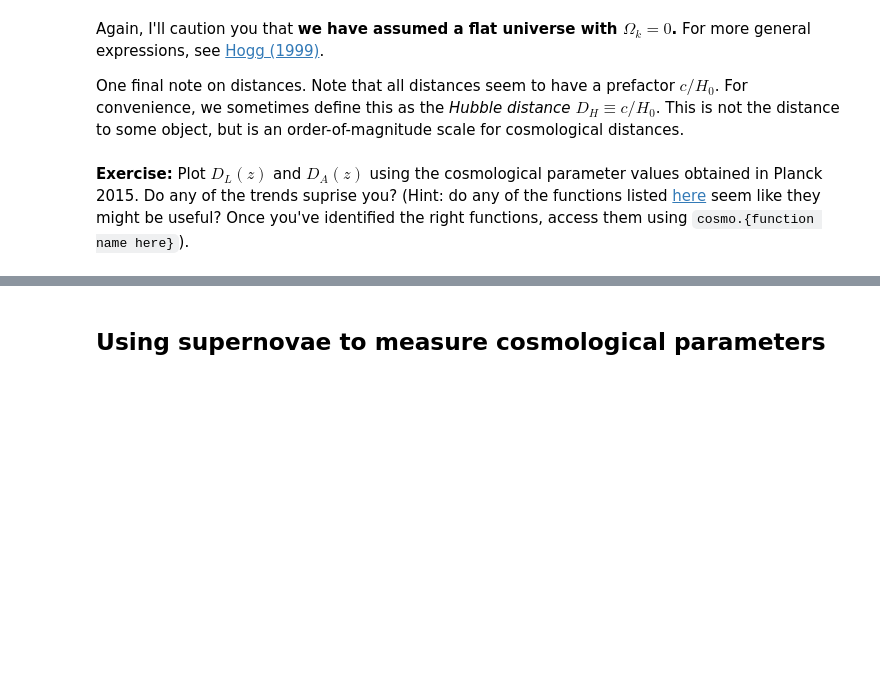
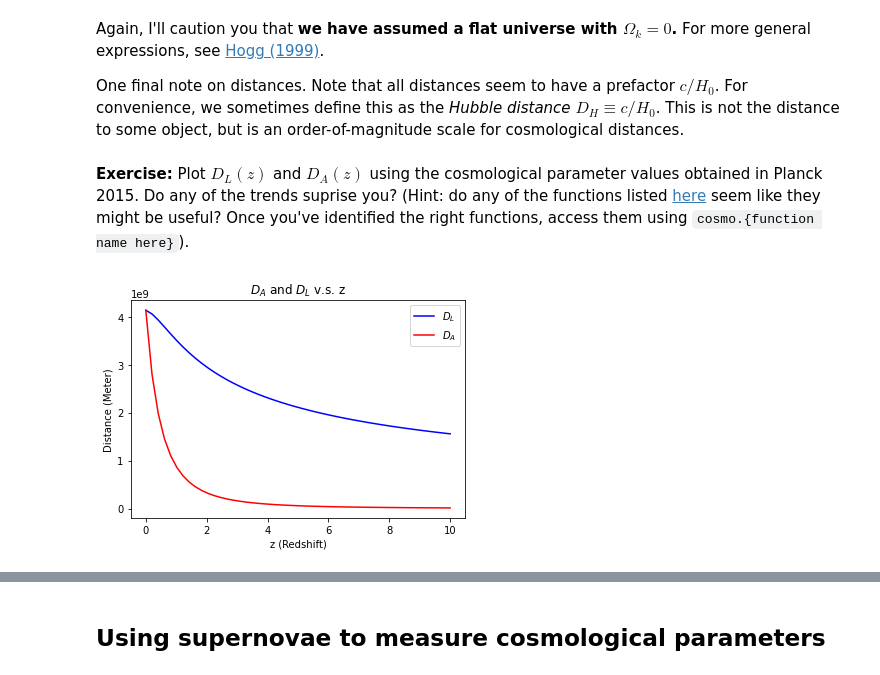
Before and after one commit to JuanDuranMcgill/PHYS321CodingLabs, a Jupyter notebook: CodingLab02/CodingLab02_CosmologicalDistance.ipynb, the cells around one changed output, grey strips where cells are left out. Cells and saved outputs as stored; diff of their text form; code cells hidden in the pictures; blank space fills up the shorter version.

```diff
--- a/CodingLab02/CodingLab02_CosmologicalDistance.ipynb
+++ b/CodingLab02/CodingLab02_CosmologicalDistance.ipynb
@@ -343,0 +340,37 @@ One final note on distances. Note that all distances seem to have a prefactor $c
+# %%
+import astropy.constants as c
+z = np.linspace(0,10,50)
+
+DA = [(Planck15.age(x).value * 299792458 / (1+x)) for x in z]
+
+DL = [(Planck15.age(x).value * 299792458 * (1+x)) for x in z]
+
+
+
+
+plt.plot(z, DL,'b', label=r'$D_L$')
+plt.plot(z, DA,'r', label=r'$D_A$')
+
+
+
+
+
+plt.title(r"$D_A$ and $D_L$ v.s. z")
+
+
+
+plt.xlabel("z (Redshift)")
+
+
+
+plt.ylabel("Distance (Meter)")
+
+
+
+plt.legend(loc='upper right')
+
+
+
+plt.show()
+# %% [output]
+[figure, added]
```
Also changed, not shown: parts of 6 cells of this notebook, 1 other file.
